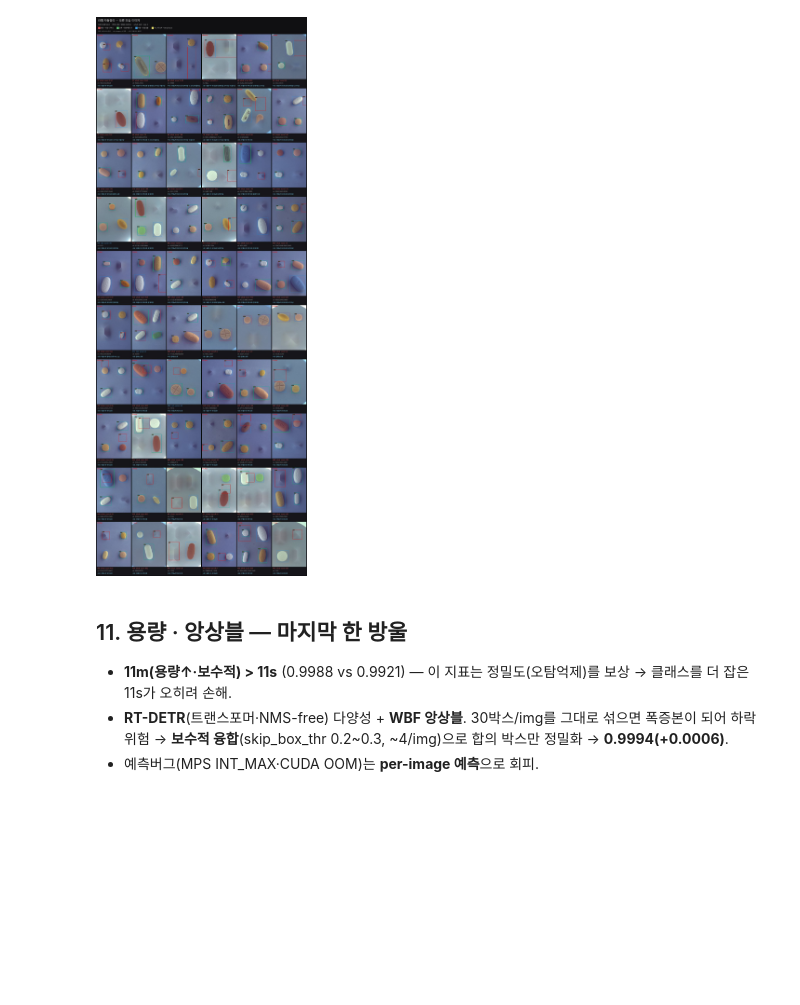
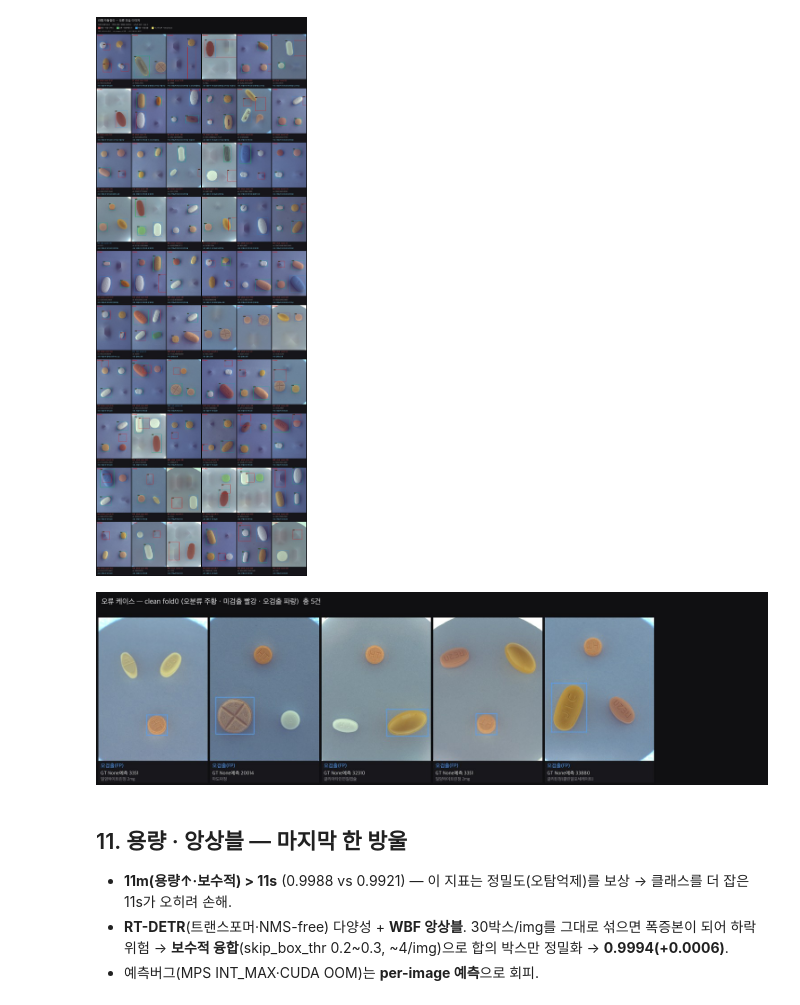
Before and after one commit to taemin050-sys/project1-3team, a Jupyter notebook: beamsearch/LHK/05_final_report.ipynb, the cells around one changed output. Cells and saved outputs as stored; diff of their text form; code cells hidden in the pictures; blank space fills up the shorter version.

```diff
--- a/beamsearch/LHK/05_final_report.ipynb
+++ b/beamsearch/LHK/05_final_report.ipynb
@@ -230,6 +262,11 @@ display(Image(str(IMG/'report_01_label_audit_suspects_grid.jpg')))
 # %% [output]
 [figure]
 [figure]
+# %%
+# 의심 라벨 클로즈업(3패널): 빨강=우리 예측(라벨 의심)·초록=원본 GT — 매칭 불일치·박스 형태 이상이 육안으로도 명확
+display(Image(str(IMG/'report_11_label_error_closeups.jpg')))
+# %% [output]
+[figure, added]
 # %% [markdown]
 ## 11. 용량 · 앙상블 — 마지막 한 방울
 - **11m(용량↑·보수적) > 11s** (0.9988 vs 0.9921) — 이 지표는 정밀도(오탐억제)를 보상 → 클래스를 더 잡은 11s가 오히려 손해.
```
Also changed, not shown: parts of 7 cells of this notebook, 2 other files.
